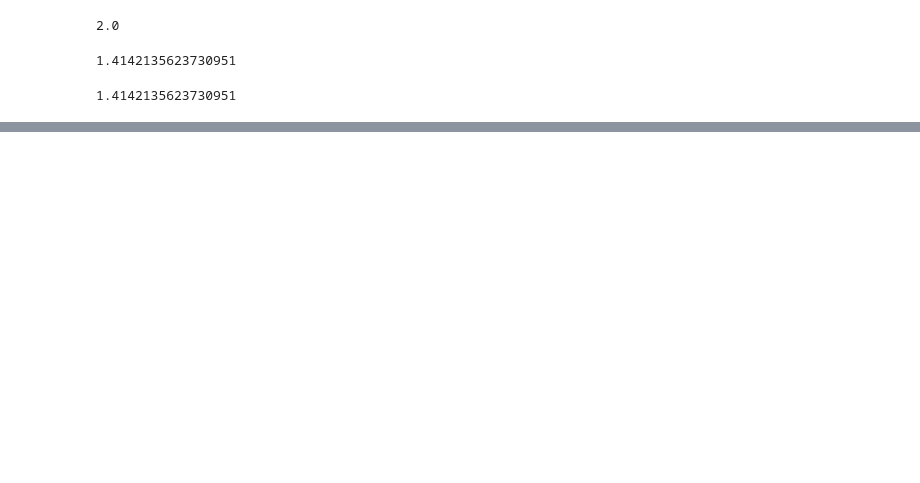
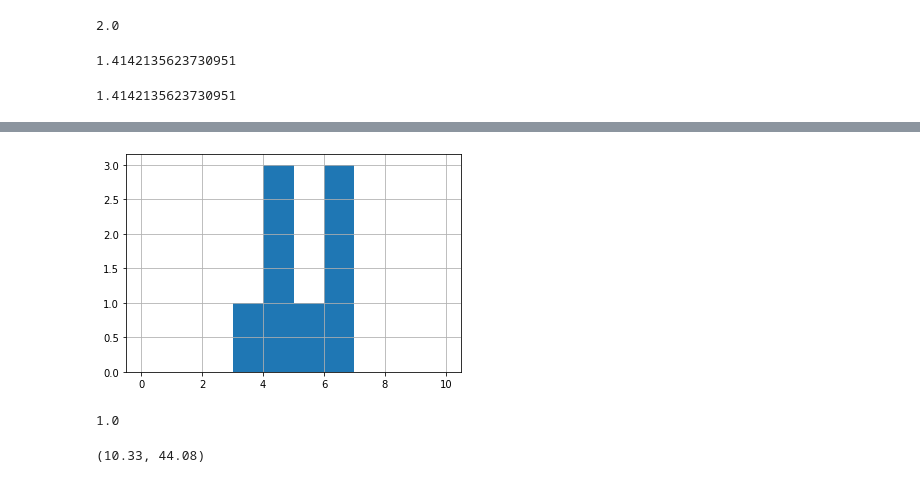
Before and after one commit to valdirsalustino/mentorship, a Jupyter notebook: statistics/rw_statistics_01.ipynb, the cells around one changed output, grey strips where cells are left out. Drawn from its saved outputs; the diff is of its cells as text; code cells hidden in the pictures; blank space fills up the shorter version.

```diff
--- a/statistics/rw_statistics_01.ipynb
+++ b/statistics/rw_statistics_01.ipynb
@@ -288,0 +453,15 @@ np.corrcoef?
+# %%
+a = [5, 6, 3, 4, 4, 4, 6, 6]
+# %%
+_ = plt.hist(a, bins=10, range=(0,10))
+plt.grid()
+# %% [output]
+[figure, added]
+# %%
+(10 - 0)/10
+# %% [output]
+1.0
+# %%
+df['agepreg'].min(), df['agepreg'].max()
+# %% [output]
+(10.33, 44.08)
```
Also changed, not shown: parts of 74 cells of this notebook, 1 other file.
